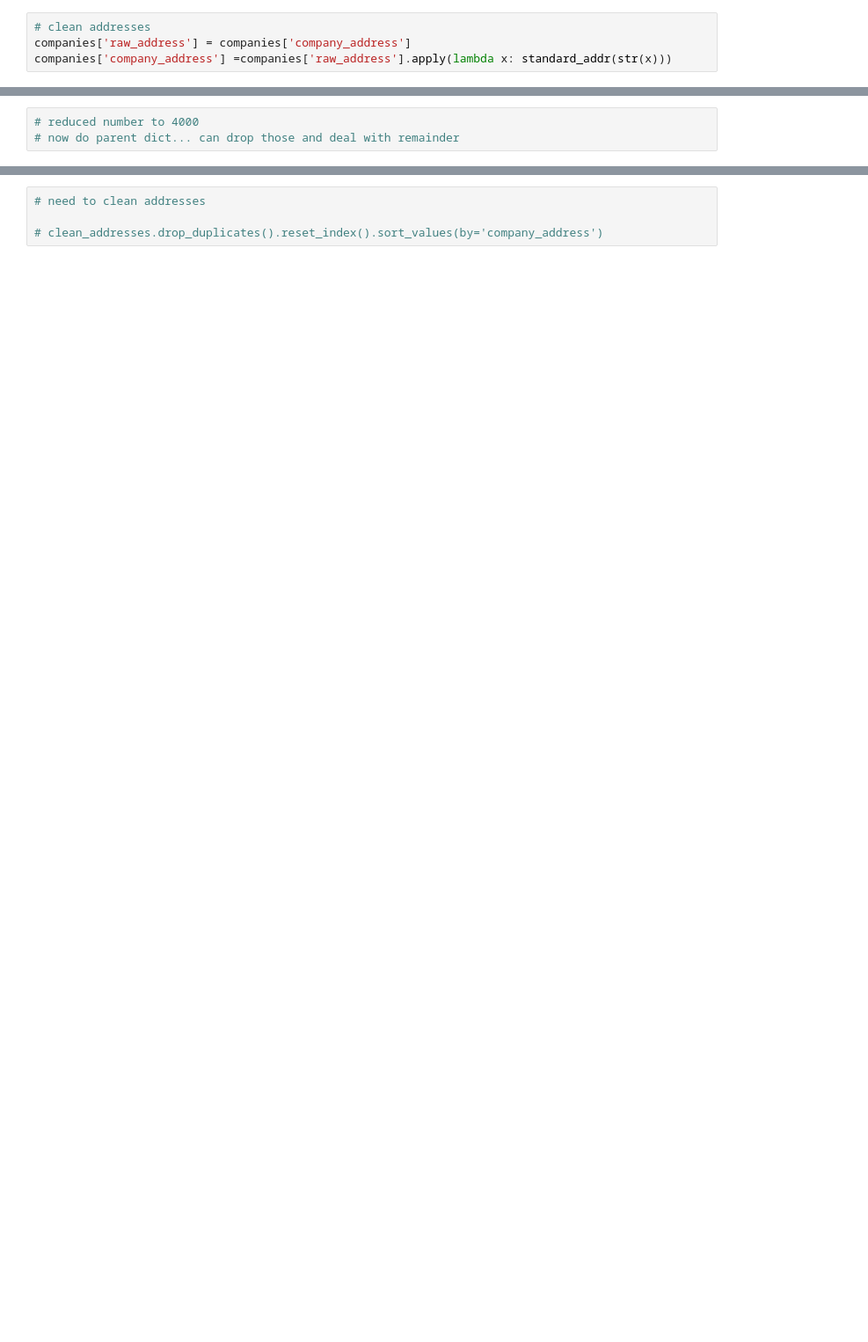
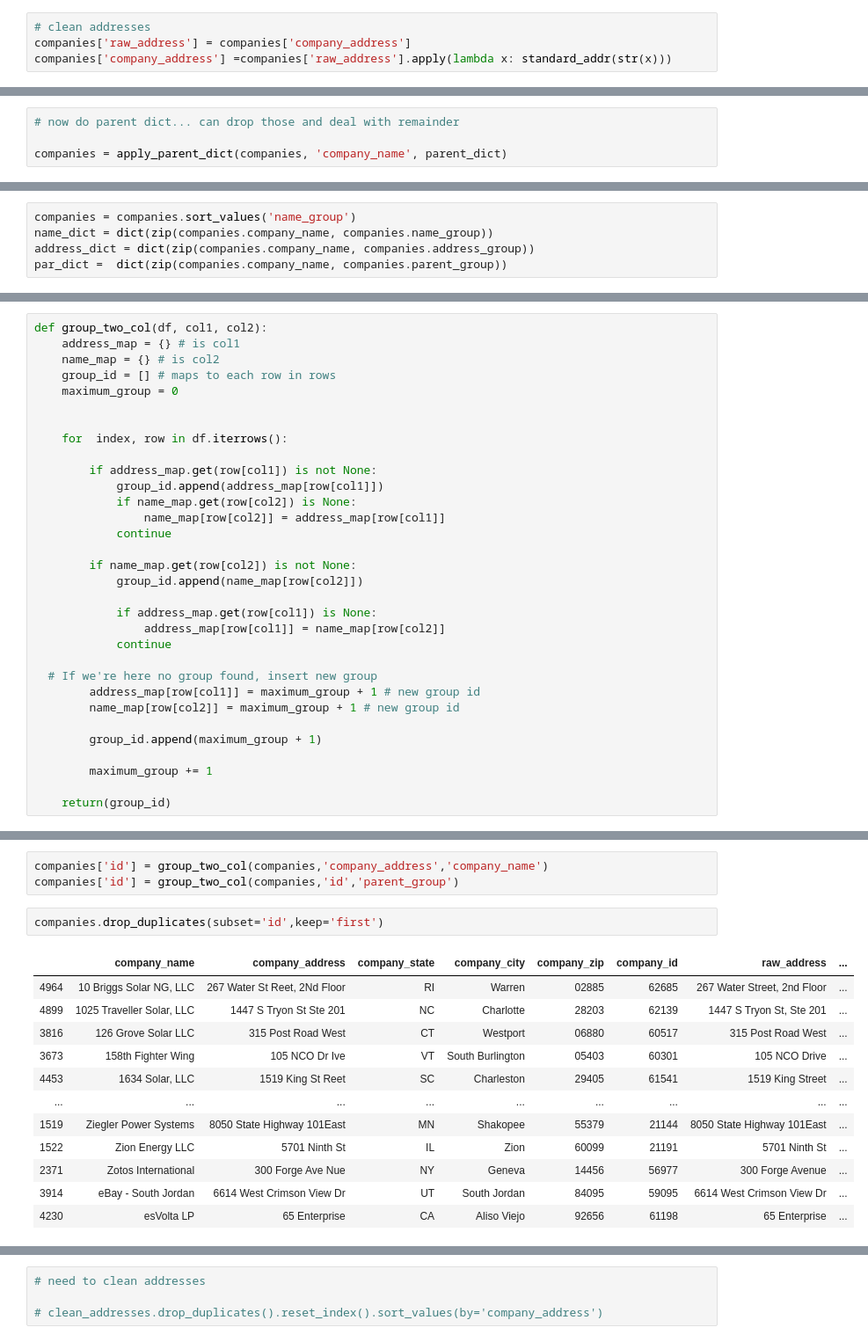
Before and after one commit to rachelsanderson/reduced-form, a Jupyter notebook: Analyses/make_parent_utility_dict.ipynb, the cells around one changed output, grey strips where cells are left out. Shown: that part at 88% size. Saved outputs shown, nothing was run; the diff lists cells and outputs as text; blank space fills up the shorter version.

```diff
--- a/Analyses/make_parent_utility_dict.ipynb
+++ b/Analyses/make_parent_utility_dict.ipynb
@@ -144,3 +162,4 @@ See the caveats in the documentation: http://pandas.pydata.org/pandas-docs/stabl
 # %%
-# reduced number to 4000
 # now do parent dict... can drop those and deal with remainder
+
+companies = apply_parent_dict(companies, 'company_name', parent_dict)
@@ -160,0 +166,5 @@ See the caveats in the documentation: http://pandas.pydata.org/pandas-docs/stabl
+# %%
+companies = companies.sort_values('name_group')
+name_dict = dict(zip(companies.company_name, companies.name_group))
+address_dict = dict(zip(companies.company_name, companies.address_group))
+par_dict =  dict(zip(companies.company_name, companies.parent_group))
@@ -160,0 +184,32 @@ See the caveats in the documentation: http://pandas.pydata.org/pandas-docs/stabl
+# %%
+def group_two_col(df, col1, col2):
+    address_map = {} # is col1
+    name_map = {} # is col2
+    group_id = [] # maps to each row in rows
+    maximum_group = 0
+
+
+    for  index, row in df.iterrows():
+
+        if address_map.get(row[col1]) is not None:
+            group_id.append(address_map[row[col1]])
+            if name_map.get(row[col2]) is None:
+                name_map[row[col2]] = address_map[row[col1]]
+            continue
+
+        if name_map.get(row[col2]) is not None:
+            group_id.append(name_map[row[col2]])
+
+            if address_map.get(row[col1]) is None:
+                address_map[row[col1]] = name_map[row[col2]]
+            continue
+
+  # If we're here no group found, insert new group
+        address_map[row[col1]] = maximum_group + 1 # new group id
+        name_map[row[col2]] = maximum_group + 1 # new group id
+
+        group_id.append(maximum_group + 1)
+
+        maximum_group += 1
+
+    return(group_id)
@@ -160,0 +250,18 @@ See the caveats in the documentation: http://pandas.pydata.org/pandas-docs/stabl
+# %%
+companies['id'] = group_two_col(companies,'company_address','company_name')
+companies['id'] = group_two_col(companies,'id','parent_group')
+# %%
+companies.drop_duplicates(subset='id',keep='first')
+# %% [output]
+|  | company_name | company_address | company_state | company_city | company_zip | company_id | raw_address | ... |
+| 4964 | 10 Briggs Solar NG, LLC | 267 Water St Reet, 2Nd Floor | RI | Warren | 02885 | 62685 | 267 Water Street, 2nd Floor | ... |
+| 4899 | 1025 Traveller Solar, LLC | 1447 S Tryon St Ste 201 | NC | Charlotte | 28203 | 62139 | 1447 S Tryon St, Ste 201 | ... |
+| 3816 | 126 Grove Solar LLC | 315 Post Road West | CT | Westport | 06880 | 60517 | 315 Post Road West | ... |
+| 3673 | 158th Fighter Wing | 105 NCO Dr Ive | VT | South Burlington | 05403 | 60301 | 105 NCO Drive | ... |
+| 4453 | 1634 Solar, LLC | 1519 King St Reet | SC | Charleston | 29405 | 61541 | 1519 King Street | ... |
+| ... | ... | ... | ... | ... | ... | ... | ... | ... |
+| 1519 | Ziegler Power Systems | 8050 State Highway 101East | MN | Shakopee | 55379 | 21144 | 8050 State Highway 101East | ... |
+| 1522 | Zion Energy LLC | 5701 Ninth St | IL | Zion | 60099 | 21191 | 5701 Ninth St | ... |
+| 2371 | Zotos International | 300 Forge Ave Nue | NY | Geneva | 14456 | 56977 | 300 Forge Avenue | ... |
+| 3914 | eBay - South Jordan | 6614 West Crimson View Dr | UT | South Jordan | 84095 | 59095 | 6614 West Crimson View Dr | ... |
+| 4230 | esVolta LP | 65 Enterprise | CA | Aliso Viejo | 92656 | 61198 | 65 Enterprise | ... |
```
Also changed, not shown: parts of 13 cells of this notebook, 1 other file.
